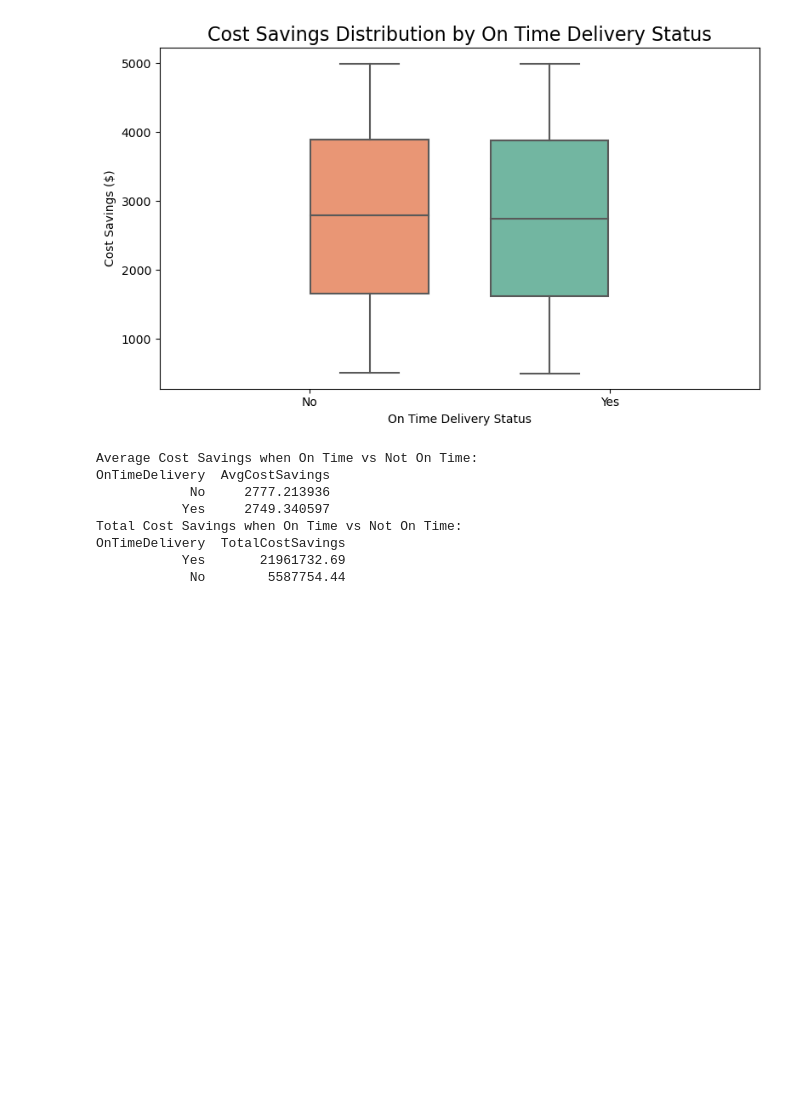
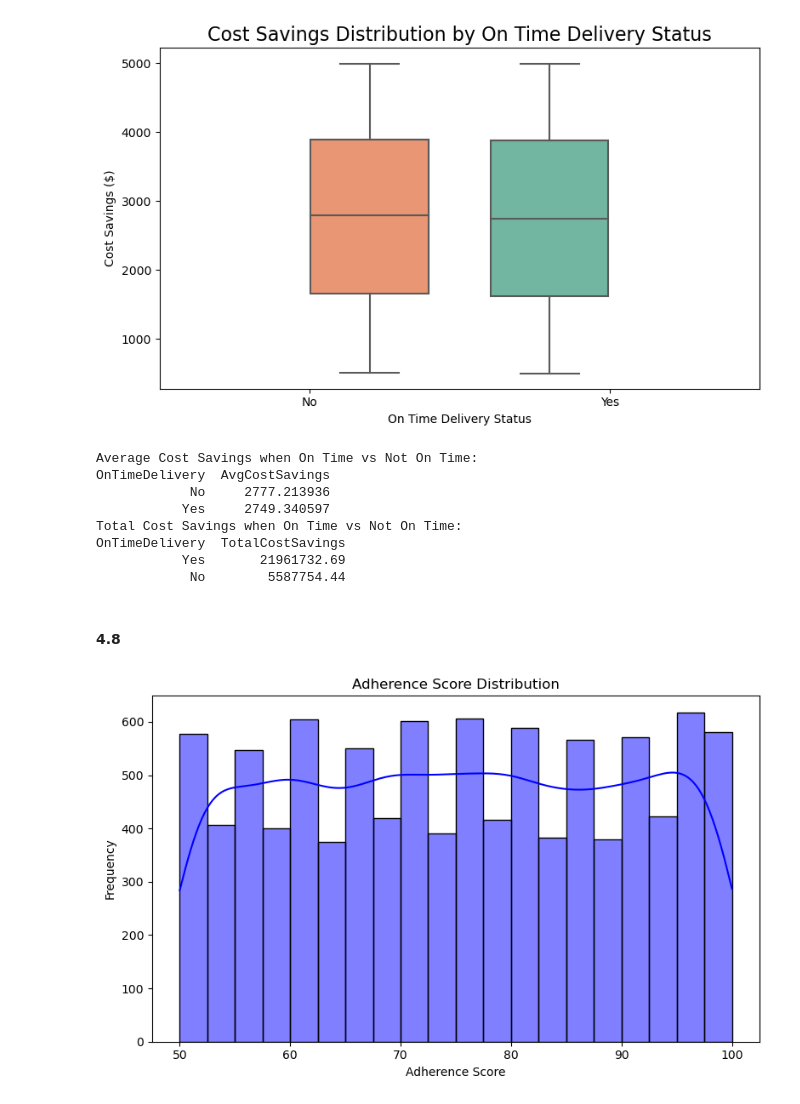
Before and after one commit to uligt/capstone, a Jupyter notebook: notebooks/3. Data analysis.ipynb, the cells around one changed output. Drawn from its saved outputs; the diff is of its cells as text; code cells hidden in the pictures; blank space fills up the shorter version.

Commit message:
added some stuff to supplier scorecard regarding distribution of some values

```diff
--- a/notebooks/3. Data analysis.ipynb
+++ b/notebooks/3. Data analysis.ipynb
@@ -1048,3 +1061,17 @@ Total Cost Savings when On Time vs Not On Time:
 OnTimeDelivery  TotalCostSavings
            Yes       21961732.69
             No        5587754.44
+# %% [markdown]
+#### 4.8
+# %%
+#adherence score distribution
+df_adherence_distribution = df_supplier_scorecard.select(["AdherenceScore"]).to_pandas()
+plt.figure(figsize=(8, 5))
+sns.histplot(df_adherence_distribution, x="AdherenceScore", bins=20, kde=True, color='blue')
+plt.title("Adherence Score Distribution")
+plt.xlabel("Adherence Score")
+plt.ylabel("Frequency")
+plt.tight_layout()
+plt.show()
+# %% [output]
+[figure, added]
```
Also changed, not shown: parts of 4 cells of this notebook.
